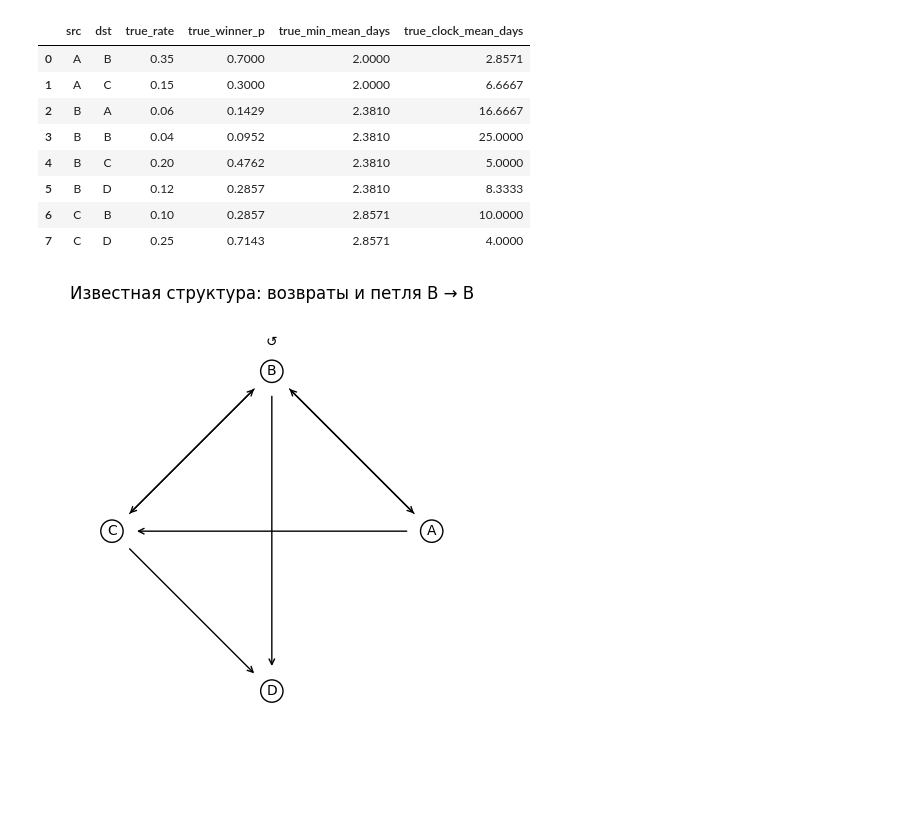
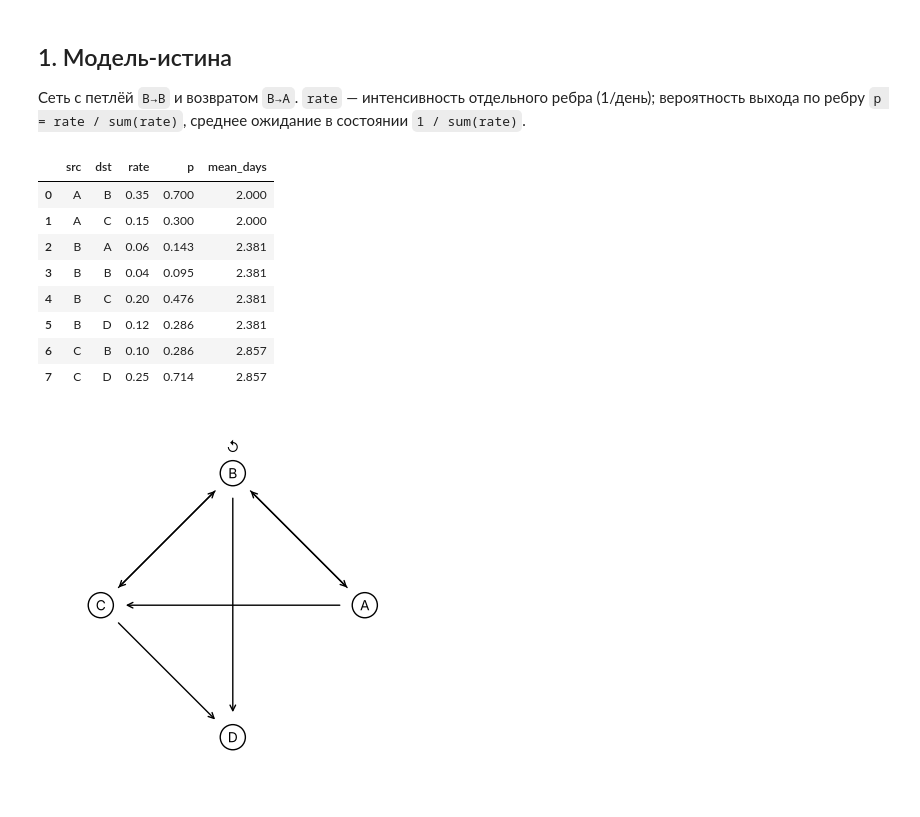
Before and after one commit to iuliivasilev/SurvivalProcessMining, a Jupyter notebook: dima/petri_net_time_estimation.ipynb, the cells around one changed output. Saved outputs shown, nothing was run; the diff lists cells and outputs as text; code cells hidden in the pictures.

```diff
--- a/dima/petri_net_time_estimation.ipynb
+++ b/dima/petri_net_time_estimation.ipynb
@@ -22,43 +20,36 @@ import pandas as pd
 import matplotlib.pyplot as plt
 from IPython.display import display
 
-ROOT = next(p for p in [Path.cwd(), *Path.cwd().parents]
-            if (p / "dima/survpm/src/survpm").is_dir())
+ROOT = next(p for p in [Path.cwd(), *Path.cwd().parents] if (p / "dima/survpm/src/survpm").is_dir())
 sys.path.insert(0, str(ROOT / "dima/survpm/src"))
-from survpm import (EventLog, Network, ProcessModel, ExponentialTransitionModel,
-                    ObjectStream, Simulator, Forecaster, discover,
-                    DirectlyFollowsBackend, evaluate, compare, compare_networks)
-from survpm import datasets
-from survpm.log import censoring_summary
-from survpm.viz import MatplotlibVisualizer
-pd.set_option("display.precision", 4, "display.max_columns", 20)
+from survpm import (Network, ProcessModel, ExponentialTransitionModel, ObjectStream, Simulator,
+                    Forecaster, discover, DirectlyFollowsBackend, evaluate, compare, compare_networks)
+
+pd.set_option("display.precision", 3)
+START, TERMINAL = "A", "D"
+RULES = dict(starts=[START], terminals=[TERMINAL])
+ORIGIN = pd.Timestamp("2025-01-01", tz="UTC")
+# %% [markdown]
+## 1. Модель-истина
+
+Сеть с петлёй `B→B` и возвратом `B→A`. `rate` — интенсивность отдельного ребра (1/день);
+вероятность выхода по ребру `p = rate / sum(rate)`, среднее ожидание в состоянии `1 / sum(rate)`.
 # %%
-START, TERMINAL = "A", "D"
-ORIGIN = pd.Timestamp("2025-01-01", tz="UTC")
-DAY = pd.Timedelta(days=1)
 TRUE_RATES = {("A", "B"): .35, ("A", "C"): .15,
-              ("B", "A"): .06, ("B", "B"): .04,
-              ("B", "C"): .20, ("B", "D"): .12,
+              ("B", "A"): .06, ("B", "B"): .04, ("B", "C"): .20, ("B", "D"): .12,
               ("C", "B"): .10, ("C", "D"): .25}
 network = Network.from_edges(list(TRUE_RATES), starts=[START], terminals=[TERMINAL])
 truth = ProcessModel(network, ExponentialTransitionModel(rates=TRUE_RATES))
-true_parameters = truth.edges_table().rename(columns={"rate": "true_rate",
-                                                        "p": "true_winner_p",
-                                                        "mean_days": "true_min_mean_days"})
-true_parameters["true_clock_mean_days"] = 1 / true_parameters.true_rate
-display(true_parameters.drop(columns=["n_completed", "n_visits"]))
-fig, ax = plt.subplots(figsize=(7, 5))
-network.plot(ax=ax)
-ax.set_title("Известная структура: возвраты и петля B → B")
-fig.tight_layout()
+display(truth.edges_table()[["src", "dst", "rate", "p", "mean_days"]])
+network.plot();
 # %% [output]
-|  | src | dst | true_rate | true_winner_p | true_min_mean_days | true_clock_mean_days |
-| 0 | A | B | 0.35 | 0.7000 | 2.0000 | 2.8571 |
-| 1 | A | C | 0.15 | 0.3000 | 2.0000 | 6.6667 |
-| 2 | B | A | 0.06 | 0.1429 | 2.3810 | 16.6667 |
-| 3 | B | B | 0.04 | 0.0952 | 2.3810 | 25.0000 |
-| 4 | B | C | 0.20 | 0.4762 | 2.3810 | 5.0000 |
-| 5 | B | D | 0.12 | 0.2857 | 2.3810 | 8.3333 |
-| 6 | C | B | 0.10 | 0.2857 | 2.8571 | 10.0000 |
-| 7 | C | D | 0.25 | 0.7143 | 2.8571 | 4.0000 |
+|  | src | dst | rate | p | mean_days |
+| 0 | A | B | 0.35 | 0.700 | 2.000 |
+| 1 | A | C | 0.15 | 0.300 | 2.000 |
+| 2 | B | A | 0.06 | 0.143 | 2.381 |
+| 3 | B | B | 0.04 | 0.095 | 2.381 |
+| 4 | B | C | 0.20 | 0.476 | 2.381 |
+| 5 | B | D | 0.12 | 0.286 | 2.381 |
+| 6 | C | B | 0.10 | 0.286 | 2.857 |
+| 7 | C | D | 0.25 | 0.714 | 2.857 |
-[figure, old version]
+[figure, new version]
```
Also changed, not shown: parts of 24 cells of this notebook, 10 other files.
